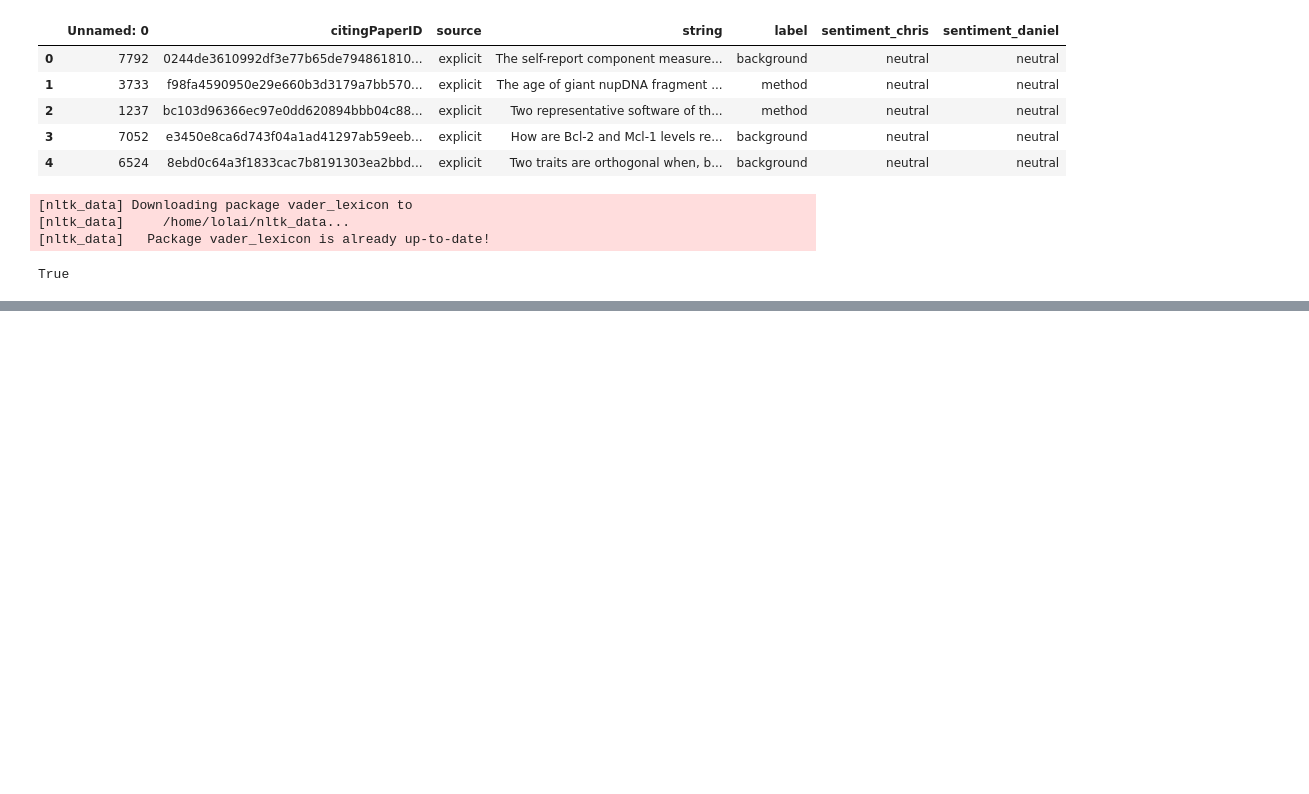
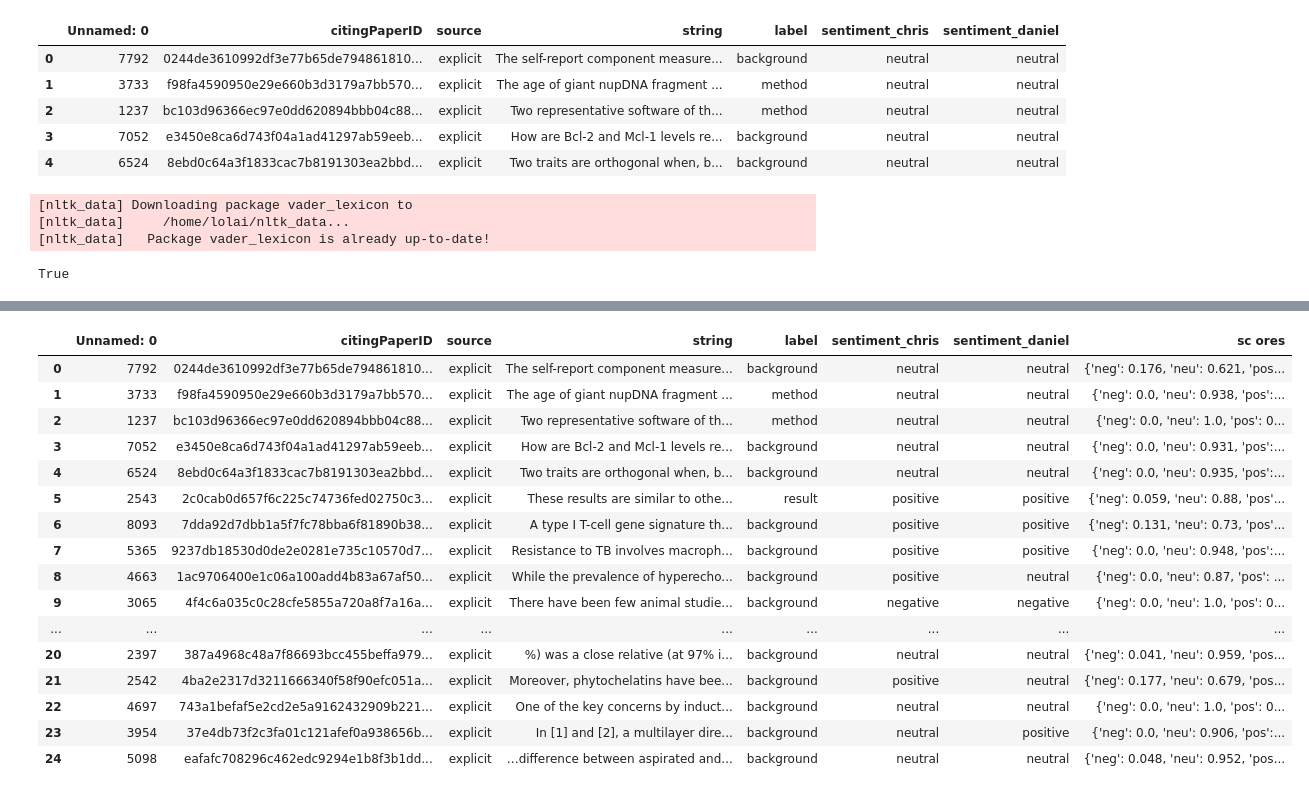
Before and after one commit to ChrisBagdon/Citation_Classification, a Jupyter notebook: sentimentAnnotations.ipynb, the cells around one changed output, grey strips where cells are left out. Drawn from its saved outputs; the diff is of its cells as text; code cells hidden in the pictures; blank space fills up the shorter version.

```diff
--- a/sentimentAnnotations.ipynb
+++ b/sentimentAnnotations.ipynb
@@ -149,0 +153,20 @@ TypeError: polarity_scores() missing 1 required positional argument: 'text'
+# %%
+m_df_annotated
+# %% [output]
+|  | Unnamed: 0 | citingPaperID | source | string | label | sentiment_chris | sentiment_daniel | sc ores |
+| 0 | 7792 | 0244de3610992df3e77b65de794861810... | explicit | The self-report component measure... | background | neutral | neutral | {'neg': 0.176, 'neu': 0.621, 'pos... |
+| 1 | 3733 | f98fa4590950e29e660b3d3179a7bb570... | explicit | The age of giant nupDNA fragment ... | method | neutral | neutral | {'neg': 0.0, 'neu': 0.938, 'pos':... |
+| 2 | 1237 | bc103d96366ec97e0dd620894bbb04c88... | explicit | Two representative software of th... | method | neutral | neutral | {'neg': 0.0, 'neu': 1.0, 'pos': 0... |
+| 3 | 7052 | e3450e8ca6d743f04a1ad41297ab59eeb... | explicit | How are Bcl-2 and Mcl-1 levels re... | background | neutral | neutral | {'neg': 0.0, 'neu': 0.931, 'pos':... |
+| 4 | 6524 | 8ebd0c64a3f1833cac7b8191303ea2bbd... | explicit | Two traits are orthogonal when, b... | background | neutral | neutral | {'neg': 0.0, 'neu': 0.935, 'pos':... |
+| 5 | 2543 | 2c0cab0d657f6c225c74736fed02750c3... | explicit | These results are similar to othe... | result | positive | positive | {'neg': 0.059, 'neu': 0.88, 'pos'... |
+| 6 | 8093 | 7dda92d7dbb1a5f7fc78bba6f81890b38... | explicit | A type I T-cell gene signature th... | background | positive | positive | {'neg': 0.131, 'neu': 0.73, 'pos'... |
+| 7 | 5365 | 9237db18530d0de2e0281e735c10570d7... | explicit | Resistance to TB involves macroph... | background | positive | positive | {'neg': 0.0, 'neu': 0.948, 'pos':... |
+| 8 | 4663 | 1ac9706400e1c06a100add4b83a67af50... | explicit | While the prevalence of hyperecho... | background | positive | neutral | {'neg': 0.0, 'neu': 0.87, 'pos': ... |
+| 9 | 3065 | 4f4c6a035c0c28cfe5855a720a8f7a16a... | explicit | There have been few animal studie... | background | negative | negative | {'neg': 0.0, 'neu': 1.0, 'pos': 0... |
+| ... | ... | ... | ... | ... | ... | ... | ... | ... |
+| 20 | 2397 | 387a4968c48a7f86693bcc455beffa979... | explicit | %) was a close relative (at 97% i... | background | neutral | neutral | {'neg': 0.041, 'neu': 0.959, 'pos... |
+| 21 | 2542 | 4ba2e2317d3211666340f58f90efc051a... | explicit | Moreover, phytochelatins have bee... | background | positive | neutral | {'neg': 0.177, 'neu': 0.679, 'pos... |
+| 22 | 4697 | 743a1befaf5e2cd2e5a9162432909b221... | explicit | One of the key concerns by induct... | background | neutral | neutral | {'neg': 0.0, 'neu': 1.0, 'pos': 0... |
+| 23 | 3954 | 37e4db73f2c3fa01c121afef0a938656b... | explicit | In [1] and [2], a multilayer dire... | background | neutral | positive | {'neg': 0.0, 'neu': 0.906, 'pos':... |
+| 24 | 5098 | eafafc708296c462edc9294e1b8f3b1dd... | explicit | …difference between aspirated and... | background | neutral | neutral | {'neg': 0.048, 'neu': 0.952, 'pos... |
```
Also changed, not shown: parts of 8 cells of this notebook.
